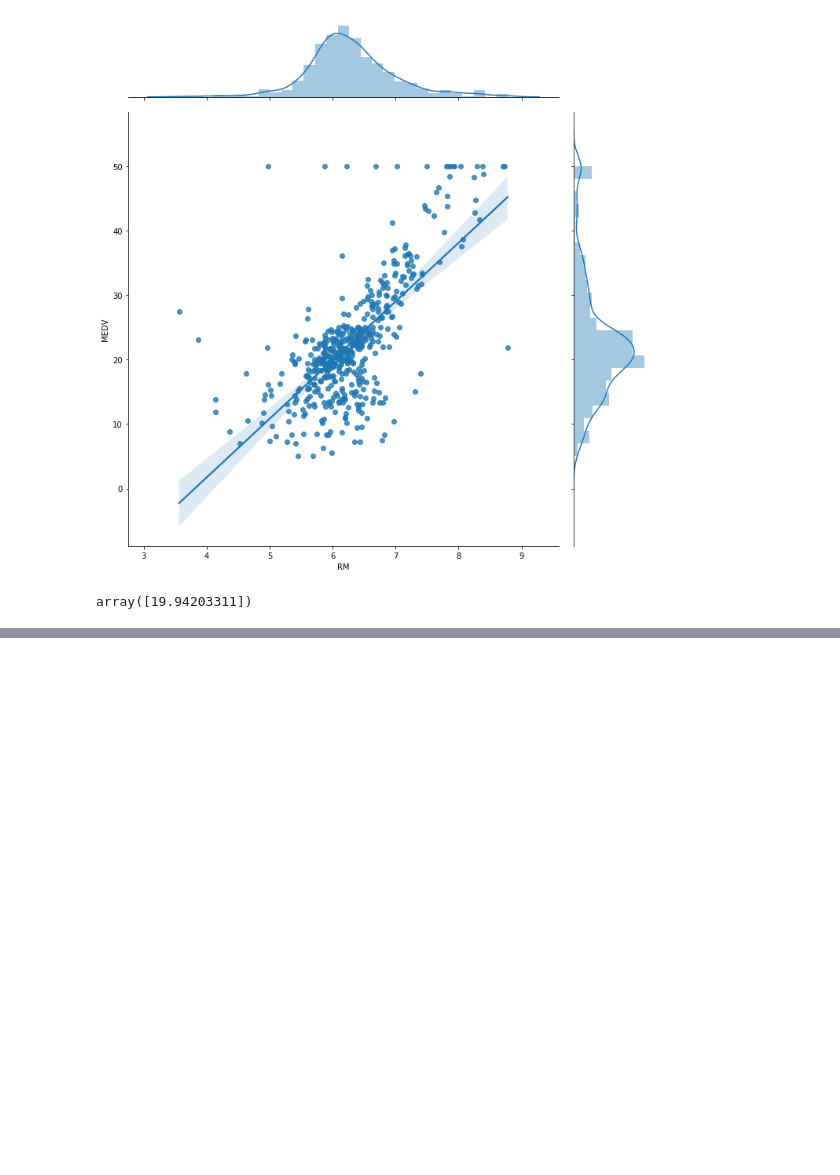
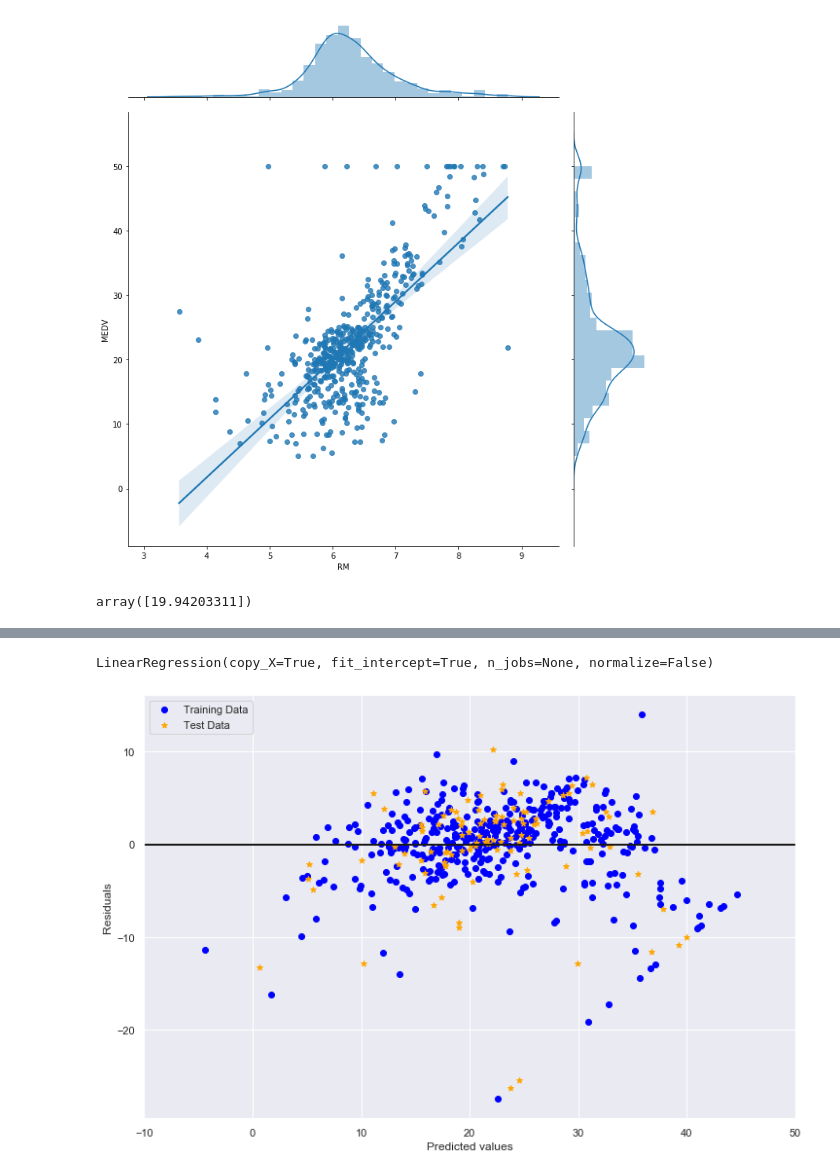
Before and after one commit to parthoghosh24/learn, a Jupyter notebook: ml/boston_pricing.ipynb, the cells around one changed output, grey strips where cells are left out. Drawn from its saved outputs; the diff is of its cells as text; code cells hidden in the pictures; blank space fills up the shorter version.

Commit message:
"More regression"

```diff
--- a/ml/boston_pricing.ipynb
+++ b/ml/boston_pricing.ipynb
@@ -232,0 +317,23 @@ array([19.94203311])
+# %%
+X_train, X_test, y_train, y_test = train_test_split(X,y,test_size=0.2, random_state=0)
+# %%
+lr = LinearRegression()
+# %%
+lr.fit(X_train, y_train)
+# %% [output]
+LinearRegression(copy_X=True, fit_intercept=True, n_jobs=None, normalize=False)
+# %%
+y_train_pred = lr.predict(X_train)
+y_test_pred = lr.predict(X_test)
+# %%
+plt.figure(figsize=(12,8))
+plt.scatter(y_train_pred, y_train_pred - y_train, c='blue', marker='o', label='Training Data')
+plt.scatter(y_test_pred, y_test_pred - y_test, c='orange', marker='*', label='Test Data')
+plt.xlabel('Predicted values');
+plt.ylabel('Residuals');
+plt.legend(loc='upper left')
+plt.hlines(y=0, xmin=-10, xmax=50, lw=2, color='k')
+plt.xlim([-10, 50])
+plt.show()
+# %% [output]
+[figure, added]
```
Also changed, not shown: parts of 17 cells of this notebook, 1 other file.
